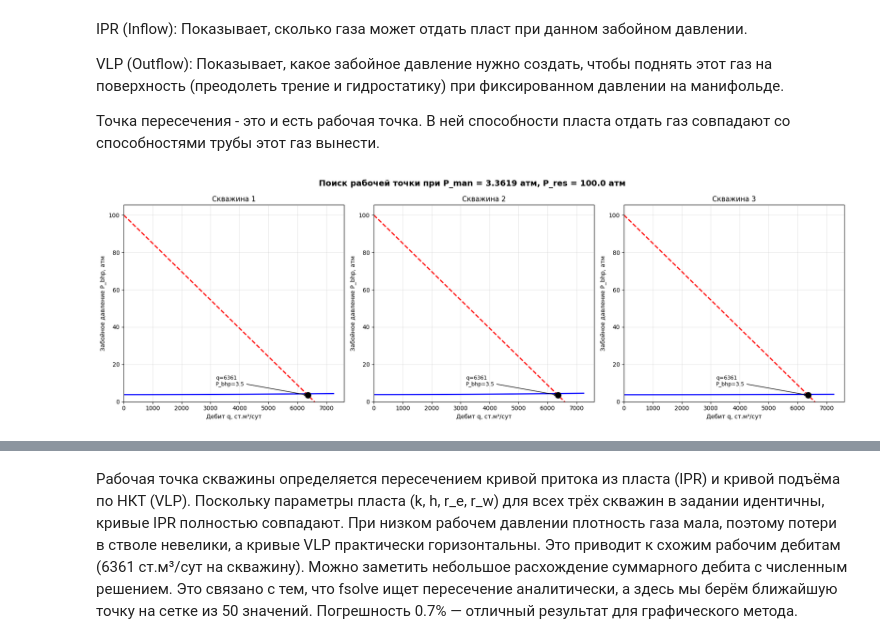
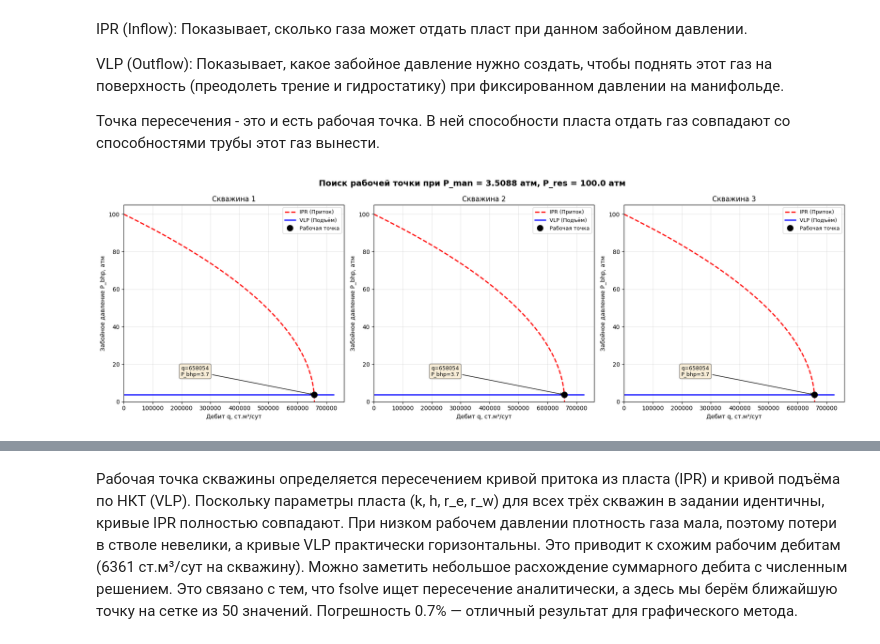
Before and after one commit to anvs11/gas_field_simulator, a Jupyter notebook: final_project/курсовая.ipynb, the cells around one changed output, grey strips where cells are left out. Saved outputs shown, nothing was run; the diff lists cells and outputs as text; code cells hidden in the pictures.

```diff
--- a/final_project/курсовая.ipynb
+++ b/final_project/курсовая.ipynb
@@ -484,6 +501,6 @@ Re = 54827
 # %%
 # кривые VLP для трёх скважин
-q_range = np.linspace(0, 20000, 100)  # диапазон дебитов для VLP 0–20 тыс. ст.м³/сут
+q_range = np.linspace(0, 1000000, 100)  # диапазон дебитов для VLP 0–1000000 тыс. ст.м³/сут
 vlp_results = {}
 
 plt.figure(figsize=(10, 6))
@@ -595,13 +612,11 @@ VLP (Outflow): Показывает, какое забойное давлени
 Точка пересечения - это и есть рабочая точка. В ней способности пласта отдать газ совпадают со способностями трубы этот газ вынести.
 # %%
 # используем давление манифольда, которое мы обосновали ранее
-P_man_operating = 3.36  # атм
 P_res = 100.0           # атм (пластовое)
 
 # 3 скважины, поэтому создаем три сабплота
-# для построения понадобятся пластовое давление и давление на манифольде, рассчитанные ранее
 fig, axes = plt.subplots(1, 3, figsize=(18, 6))
-fig.suptitle(f'Поиск рабочей точки при P_man = {P_man:.4f} атм, P_res = {P_res_0} атм',
+fig.suptitle(f'Поиск рабочей точки при P_man = {P_man:.4f} атм, P_res = {P_res} атм',
              fontsize=14, fontweight='bold')
 
 colors = ['blue', 'green', 'orange']
@@ -625,55 +640,87 @@ for idx in range(3):
     # создание объектов
     well_obj = Well(fluid=fluid, k=k, h=h, re=re, rw=rw, pipe=None)
     pipe_obj = Pipe(L=L, D=D, roughness=delta, fluid=fluid, vertical_depth=H)
 
-    # расчёт кривой IPR (P_bhp от q)
-    # IPR: q = C * (P_res - P_bhp) => P_bhp = P_res - q / C
-    C = well_obj.get_productivity_index(P_res_0)
+    # расчёт IPR
+    # P_bhp меняется от 0 до P_res
+    P_bhp_range = np.linspace(0, P_res, 100)
+    q_ipr = [well_obj.q(P_res, P_bhp) for P_bhp in P_bhp_range]
 
-    # генерируем дебиты от 0 до максимума с небольшим запасом
-    q_max_ipr = C * P_res_0
-    q_range = np.linspace(0, q_max_ipr * 1.1, 50)
-
-    pbhp_ipr = [P_res_0 - q / C for q in q_range]
-
-    # расчёт кривой VLP (P_bhp от q)
-    # VLP: P_bhp = P_man + dP(q)
-    q_range_vlp = q_range # используем тот же диапазон
+    # расчёт VLP
+    # используем тот же диапазон дебитов
+    q_max = max(q_ipr)
+    q_range_vlp = np.linspace(0, q_max * 1.1, 100)
     qs_vlp, pbhp_vlp = pipe_obj.get_vlp(P_man, q_range_vlp.tolist())
 
+    # поиск пересечения
+    # Создаём интерполяционную функцию IPR: q -> P_bhp
+    # сортируем по q для корректной интерполяции
+    sort_idx = np.argsort(q_ipr)
+    q_ipr_sorted = np.array(q_ipr)[sort_idx]
+    P_bhp_sorted = np.array(P_bhp_range)[sort_idx]
+
+    ipr_interp = interp1d(q_ipr_sorted, P_bhp_sorted, kind='linear',
+                          fill_value="extrapolate")
+
+    # находим пересечение: IPR(q) = VLP(q)
+    from scipy.optimize import brentq
+
+    def intersection_func(q):
+        p_ipr = ipr_interp(q)
+        # для VLP тоже интерполируем
+        vlp_interp = interp1d(qs_vlp, pbhp_vlp, kind='linear',
+                              fill_value="extrapolate")
+        p_vlp = vlp_interp(q)
+        return p_ipr - p_vlp
+
+    # ищем корень в диапазоне [0, q_max]
+    try:
+        q_working = brentq(intersection_func, 1, q_max * 1.05)
+        p_bhp_working = ipr_interp(q_working)
+    except:
+        # если не сошлось, берём точку минимальной разницы
+        pbhp_ipr_interp = ipr_interp(q_range_vlp)
+        diff = np.abs(pbhp_ipr_interp - np.array(pbhp_vlp))
+        intersection_idx = np.argmin(diff)
+        q_working = q_range_vlp[intersection_idx]
+        p_bhp_working = pbhp_ipr_interp[intersection_idx]
+
     # построение графиков
-    ax.plot(q_range, pbhp_ipr, 'r--', linewidth=2, label='IPR (Приток)')
+    ax.plot(q_ipr_sorted, P_bhp_sorted, 'r--', linewidth=2, label='IPR (Приток)')
     ax.plot(qs_vlp, pbhp_vlp, 'b-', linewidth=2, label='VLP (Подъём)')
 
-    # поиск точки пересечения
-    # находим индекс, где разница между кривыми минимальна
-    diff = np.abs(np.array(pbhp_ipr) - np.array(pbhp_vlp))
-    intersection_idx = np.argmin(diff)
-
-    q_working = q_range[intersection_idx]
-    p_bhp_working = pbhp_ipr[intersection_idx]
-
-    # отмечаем точку
+    # отмечаем точку пересечения
     ax.plot(q_working, p_bhp_working, 'ko', markersize=10, zorder=5, label='Рабочая точка')
     ax.annotate(f'q={q_working:.0f}\nP_bhp={p_bhp_working:.1f}',
-                xy=(q_working, p_bhp_working), xytext=(q_working*0.5, p_bhp_working+5),
-                arrowprops=dict(arrowstyle='->', color='black'), fontsize=9)
+                xy=(q_working, p_bhp_working),
+                xytext=(q_working*0.3, p_bhp_working+10),
+                arrowprops=dict(arrowstyle='->', color='black'),
+                fontsize=9,
+                bbox=dict(boxstyle='round', facecolor='wheat', alpha=0.5))
 
     ax.set_title(well_names[idx])
     ax.set_xlabel('Дебит q, ст.м³/сут')
     ax.set_ylabel('Забойное давление P_bhp, атм')
     ax.grid(alpha=0.3)
     ax.set_xlim(left=0)
     ax.set_ylim(bottom=0)
+    ax.legend(fontsize=9)
 
     results_summary.append({
         'Well': well_names[idx],
         'q_work': q_working,
         'P_bhp': p_bhp_working,
         'C': C
     })
 
 plt.tight_layout()
 plt.show()
+
+# вывод результатов
+print(f"РЕЗУЛЬТАТЫ ПОИСКА РАБОЧИХ ТОЧЕК:")
+print(f"{'Скважина':<15} | {'q_раб, ст.м³/сут':<18} | {'P_bhp, атм':<10}")
+print("-"*50)
+for res in results_summary:
+    print(f"{res['Well']:<15} | {res['q_work']:<18.0f} | {res['P_bhp']:<10.2f}")
 # %% [output]
-[figure, old version]
+[figure, new version]
```
Also changed, not shown: parts of 23 cells of this notebook, 4 other files.
